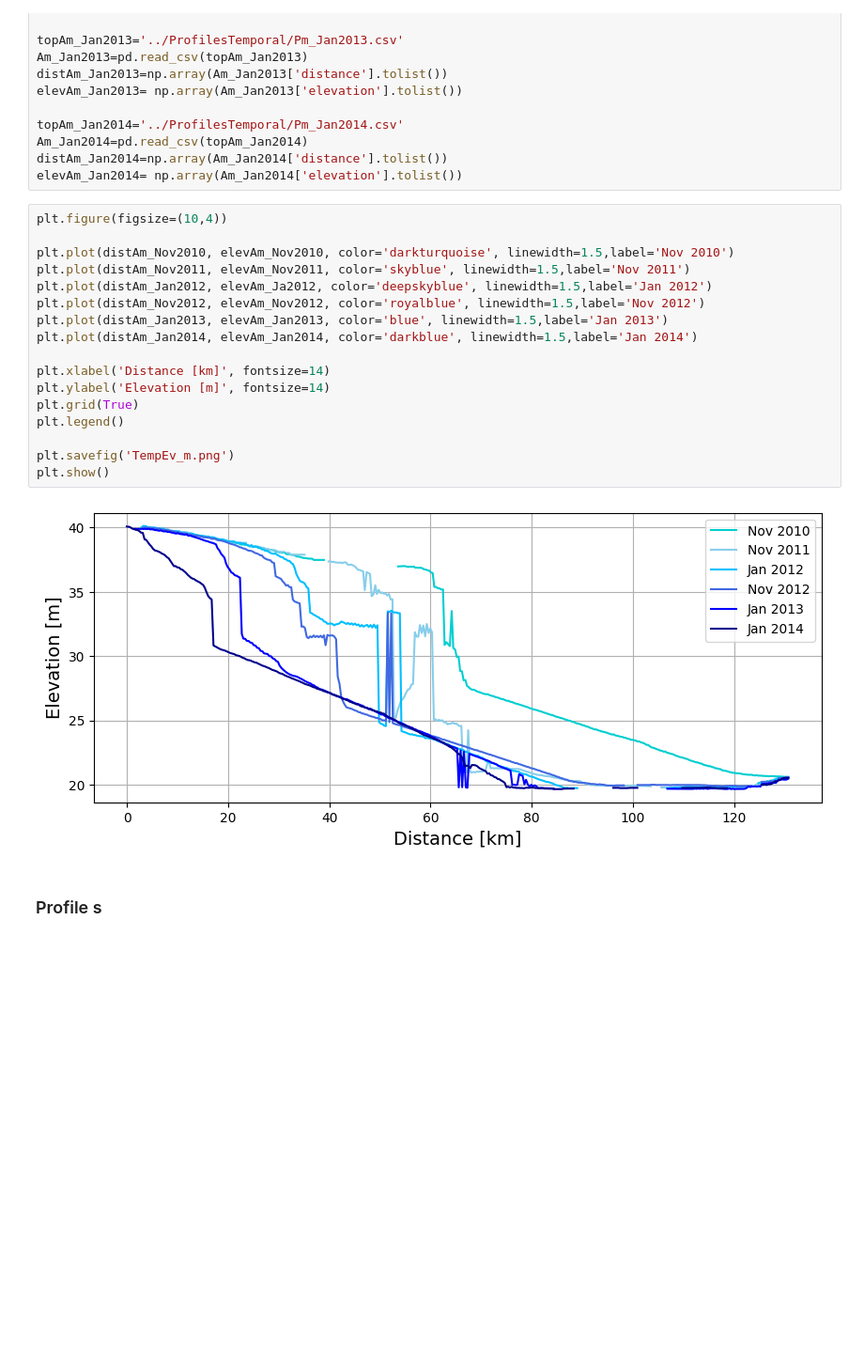
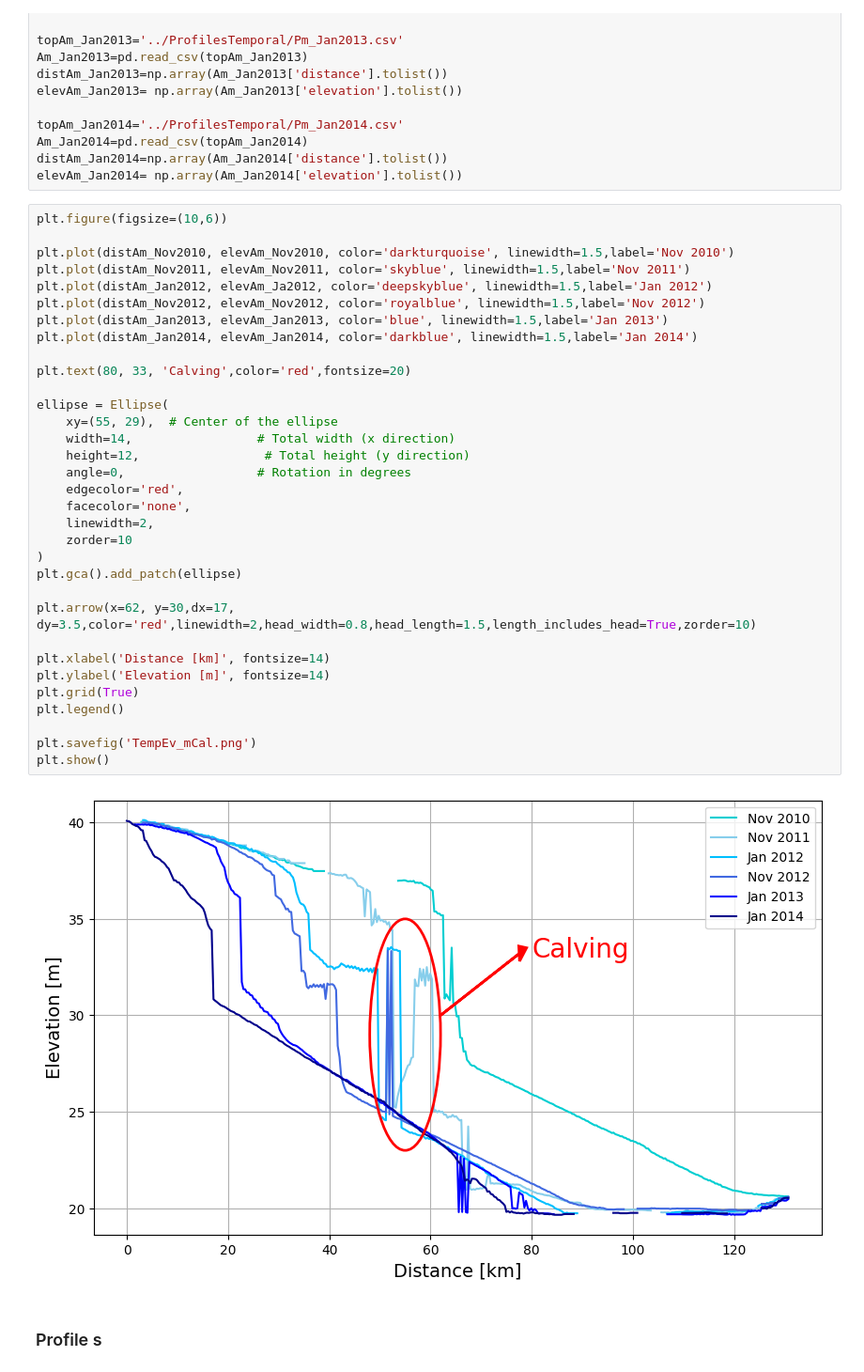
Before and after one commit to lsperezm/Martian_Icy_Scarps, a Jupyter notebook: Code/Antarctica.ipynb, the cells around one changed output. Shown at 94% size. Saved outputs shown, nothing was run; the diff lists cells and outputs as text; blank space fills up the shorter version.

```diff
--- a/Code/Antarctica.ipynb
+++ b/Code/Antarctica.ipynb
@@ -707,24 +718,40 @@ Am_Jan2014=pd.read_csv(topAm_Jan2014)
 distAm_Jan2014=np.array(Am_Jan2014['distance'].tolist())
 elevAm_Jan2014= np.array(Am_Jan2014['elevation'].tolist())
 # %%
-plt.figure(figsize=(10,4))
+plt.figure(figsize=(10,6))
 
 plt.plot(distAm_Nov2010, elevAm_Nov2010, color='darkturquoise', linewidth=1.5,label='Nov 2010')
 plt.plot(distAm_Nov2011, elevAm_Nov2011, color='skyblue', linewidth=1.5,label='Nov 2011')
 plt.plot(distAm_Jan2012, elevAm_Ja2012, color='deepskyblue', linewidth=1.5,label='Jan 2012')
 plt.plot(distAm_Nov2012, elevAm_Nov2012, color='royalblue', linewidth=1.5,label='Nov 2012')
 plt.plot(distAm_Jan2013, elevAm_Jan2013, color='blue', linewidth=1.5,label='Jan 2013')
 plt.plot(distAm_Jan2014, elevAm_Jan2014, color='darkblue', linewidth=1.5,label='Jan 2014')
 
+plt.text(80, 33, 'Calving',color='red',fontsize=20)
+
+ellipse = Ellipse(
+    xy=(55, 29),  # Center of the ellipse
+    width=14,                 # Total width (x direction)
+    height=12,                 # Total height (y direction)
+    angle=0,                  # Rotation in degrees
+    edgecolor='red',
+    facecolor='none',
+    linewidth=2,
+    zorder=10
+)
+plt.gca().add_patch(ellipse)
+
+plt.arrow(x=62, y=30,dx=17, dy=3.5,color='red',linewidth=2,head_width=0.8,head_length=1.5,length_includes_head=True,zorder=10)
+
 plt.xlabel('Distance [km]', fontsize=14)
 plt.ylabel('Elevation [m]', fontsize=14)
 plt.grid(True)
 plt.legend()
 
-plt.savefig('TempEv_m.png')
+plt.savefig('TempEv_mCal.png')
 plt.show()
 # %% [output]
-[figure, old version]
+[figure, new version]
 # %% [markdown]
 ### Profile s
 # %%
```
Also changed, not shown: parts of 5 cells of this notebook, 18 other files.
